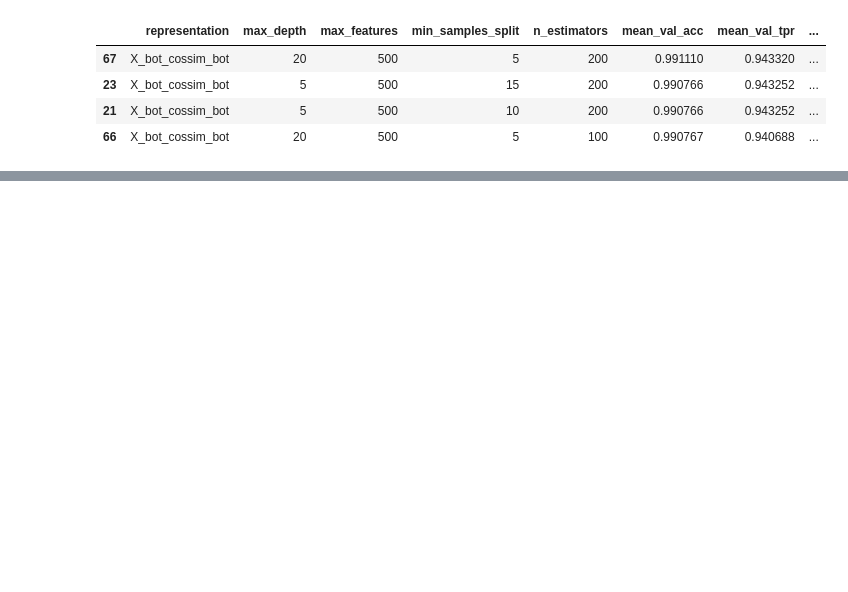
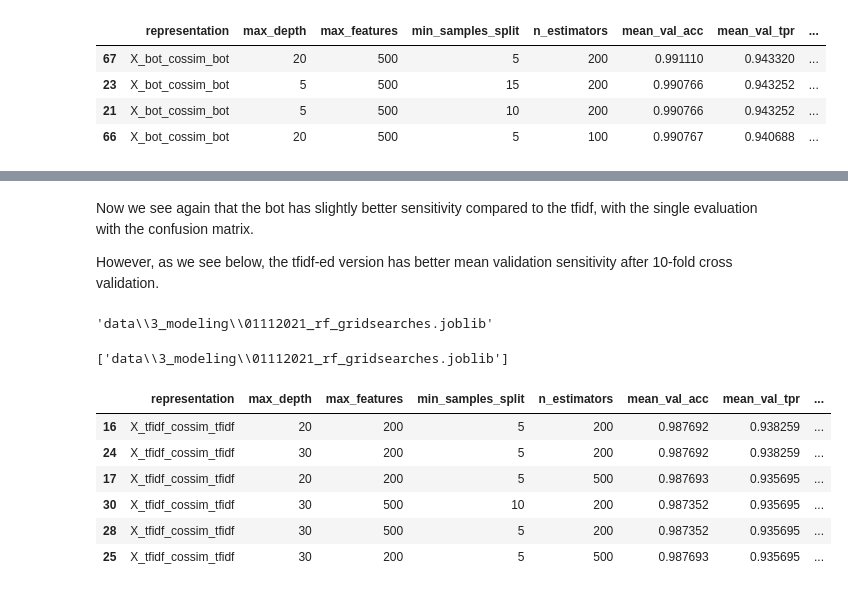
Before and after one commit to BigBangData/NaturalLanguageProcessing, a Jupyter notebook: TextAnalyticsWithR/14_RandomForests_5.ipynb, the cells around one changed output, grey strips where cells are left out. Saved outputs shown, nothing was run; the diff lists cells and outputs as text; code cells hidden in the pictures; blank space fills up the shorter version.

```diff
--- a/TextAnalyticsWithR/14_RandomForests_5.ipynb
+++ b/TextAnalyticsWithR/14_RandomForests_5.ipynb
@@ -102,0 +150,21 @@ for ix, X in enumerate(Xnames):
+# %%
+from scipy.sparse import csr_matrix
+from sklearn.metrics.pairwise import cosine_similarity
+
+X_cossim_svd_bot = cosine_similarity(X_svd_bot)
+X_cossim_svd_tfidf = cosine_similarity(X_svd_tfidf)
+
+train_df = pd.DataFrame({'sms':X_train, 'target':y_train})
+
+# get spam indexes
+spam_ix = train_df.loc[train_df['target']=='spam'].index
+
+# calculate average spam similarity on SVD
+mean_spam_sims_bot, mean_spam_sims_tfidf = [], []
+
+for ix in range(X_cossim_svd_bot.shape[0]):
+    mean_spam_sims_bot.append(np.mean(X_cossim_svd_bot[ix, spam_ix]))
+    mean_spam_sims_tfidf.append(np.mean(X_cossim_svd_tfidf[ix, spam_ix]))
+
+X_bot_cossim_bot = sp.hstack((csr_matrix(mean_spam_sims_bot).T, X_bot))
+X_tfidf_cossim_tfidf = sp.hstack((csr_matrix(mean_spam_sims_tfidf).T, X_tfidf))
@@ -115,0 +203,36 @@ Training 1: X_bot_svd_cos...
+# %% [markdown]
+Now we see again that the bot has slightly better sensitivity compared to the tfidf, with the single evaluation with the confusion matrix.
+
+However, as we see below, the tfidf-ed version has better mean validation sensitivity after 10-fold cross validation.
+# %%
+# check save path
+save_path = os.path.join(mod_path, "".join(["01112021", "_rf_gridsearches.joblib"]))
+save_path
+# %% [output]
+'data\\3_modeling\\01112021_rf_gridsearches.joblib'
+# %%
+# persist gridsearches
+joblib.dump(grid_search_clf, save_path)
+# %% [output]
+['data\\3_modeling\\01112021_rf_gridsearches.joblib']
+# %%
+# create list of dfs
+df_list = []
+for ix, dic in enumerate(grid_search_clf):
+    df_list.append(extract_df(dic))
+
+# flatten and reindex
+dfm = pd.concat(df_list)
+dfm.index = range(len(dfm))
+
+# sort by top mean validation sensitivity
+top_tpr = dfm.sort_values(by=['mean_val_tpr'], ascending=False).copy()
+top_tpr.iloc[:6,:]
+# %% [output]
+|  | representation | max_depth | max_features | min_samples_split | n_estimators | mean_val_acc | mean_val_tpr | ... |
+| 16 | X_tfidf_cossim_tfidf | 20 | 200 | 5 | 200 | 0.987692 | 0.938259 | ... |
+| 24 | X_tfidf_cossim_tfidf | 30 | 200 | 5 | 200 | 0.987692 | 0.938259 | ... |
+| 17 | X_tfidf_cossim_tfidf | 20 | 200 | 5 | 500 | 0.987693 | 0.935695 | ... |
+| 30 | X_tfidf_cossim_tfidf | 30 | 500 | 10 | 200 | 0.987352 | 0.935695 | ... |
+| 28 | X_tfidf_cossim_tfidf | 30 | 500 | 5 | 200 | 0.987352 | 0.935695 | ... |
+| 25 | X_tfidf_cossim_tfidf | 30 | 200 | 5 | 500 | 0.987693 | 0.935695 | ... |
```
Also changed, not shown: parts of 16 cells of this notebook, 2 other files.
